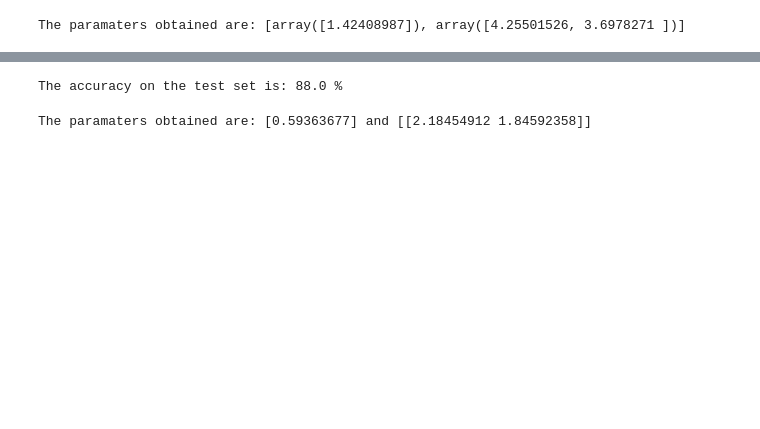
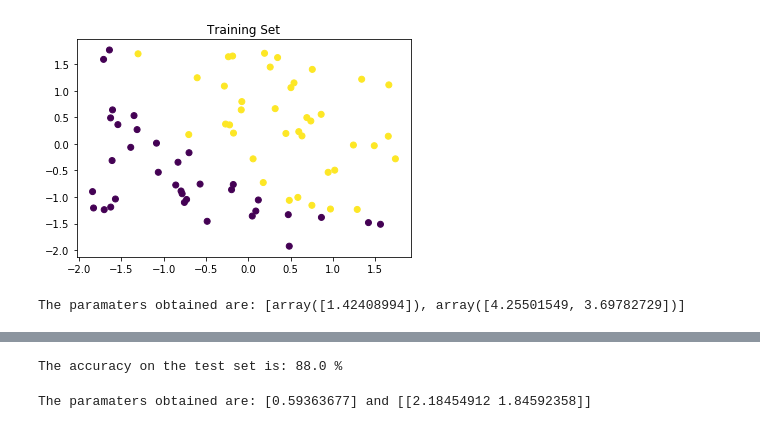
Before and after one commit to cjchirag7/My-ML-Library, a Jupyter notebook: Implement_LogReg1.ipynb, the cells around one changed output, grey strips where cells are left out. Drawn from its saved outputs; the diff is of its cells as text; code cells hidden in the pictures; blank space fills up the shorter version.

```diff
--- a/Implement_LogReg1.ipynb
+++ b/Implement_LogReg1.ipynb
@@ -1,28 +1,35 @@
 # %%
 import numpy as np
 import LogisticRegression as LR
 
 def normalise(Xin):
         return (Xin-np.mean(Xin,axis=0))/np.std(Xin,axis=0)    # NORMALISING FEATURES
 
 X=np.genfromtxt('LogisticRegressionData1.txt',delimiter=',',usecols=(0,1))
 Y=np.genfromtxt('LogisticRegressionData1.txt',delimiter=',',usecols=-1)
 sz=X.shape[0]
 X=normalise(X)   #normalising X
 
 # separation of training set and test set
 test_sz=sz//4
 tr_sz=sz-test_sz
 train=LR.logReg()
 train.set(X[:tr_sz-1,:],Y[:tr_sz-1])
 test=LR.logReg()
 test.set(X[tr_sz:,:],Y[tr_sz:])
 
-
-# Mini-Batch Gradient-Descent
-train.miniGradientDescent(10)
-
-# Parameters
-print("The paramaters obtained are: "+str(train.params()))
+%matplotlib inline
+import matplotlib.pyplot as plt
+plt.scatter(X[:tr_sz-1,0],X[:tr_sz-1,1],c=Y[:tr_sz-1])
+plt.title('Training Set')
+plt.show()
 # %% [output]
-The paramaters obtained are: [array([1.42408987]), array([4.25501526, 3.6978271 ])]
+[figure, added]
+# %%
+# Mini-Batch Gradient-Descent
+train.miniGradientDescent(10)
+
+# Parameters
+print("The paramaters obtained are: "+str(train.params()))
+# %% [output]
+The paramaters obtained are: [array([1.42408994]), array([4.25501549, 3.69782729])]
```
Also changed, not shown: parts of 2 cells of this notebook, 1 other file.
